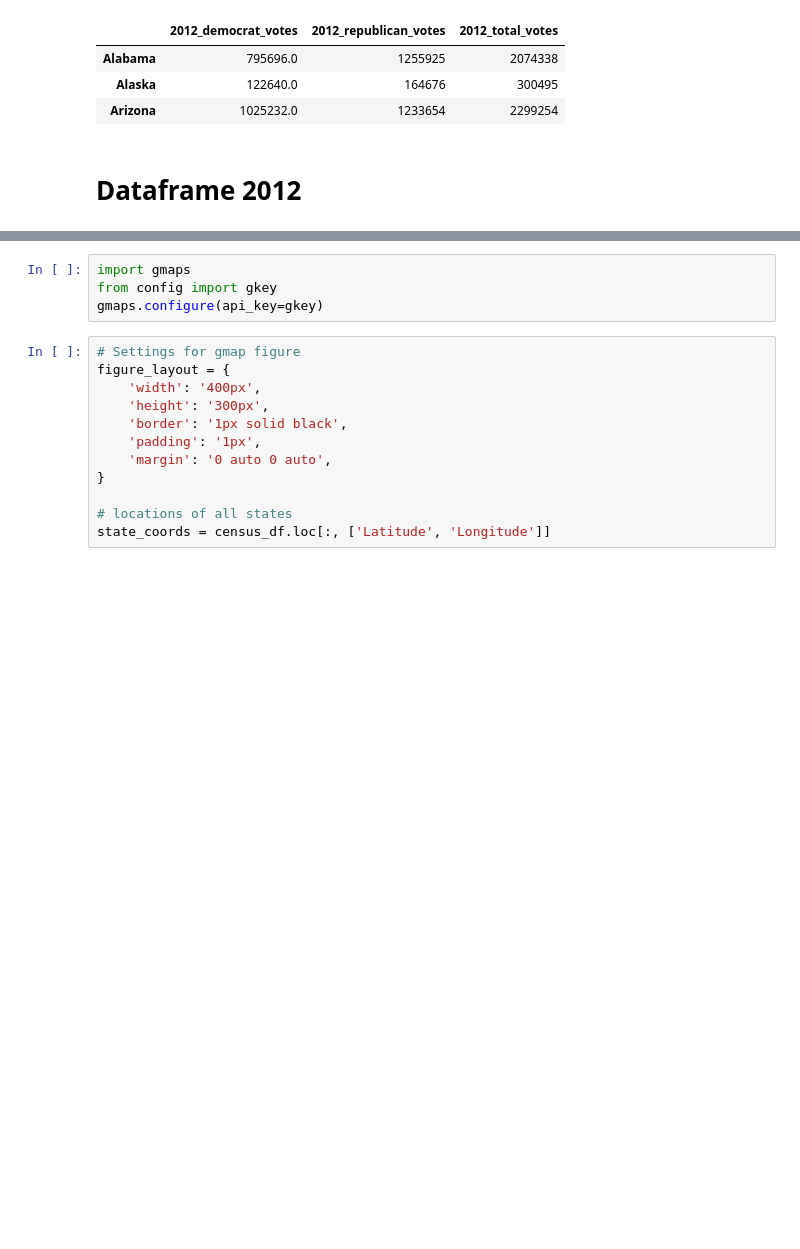
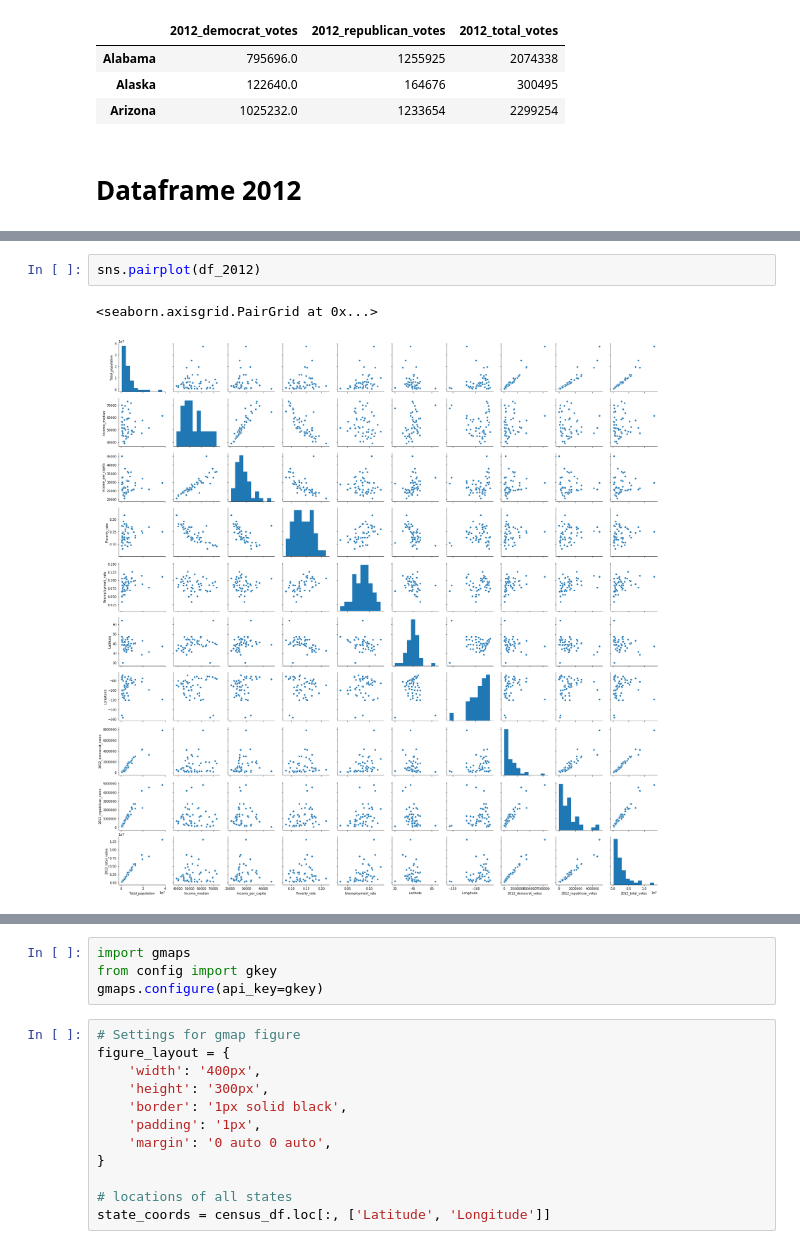
Before and after one commit to CodingMage/project_1_TeamTuring, a Jupyter notebook: Census data.ipynb, the cells around one changed output, grey strips where cells are left out. Saved outputs shown, nothing was run; the diff lists cells and outputs as text; blank space fills up the shorter version.

```diff
--- a/Census data.ipynb
+++ b/Census data.ipynb
@@ -205,3 +217,8 @@ df_2012.head()
+# %%
+sns.pairplot(df_2012)
+# %% [output]
+<seaborn.axisgrid.PairGrid at 0x...>
+[figure, added]
 # %%
 # Visualization via bar plots: population, median income, per capita income, poverty rate, unemployment rate
 
```
Also changed, not shown: parts of 13 cells of this notebook, 1 other file.
